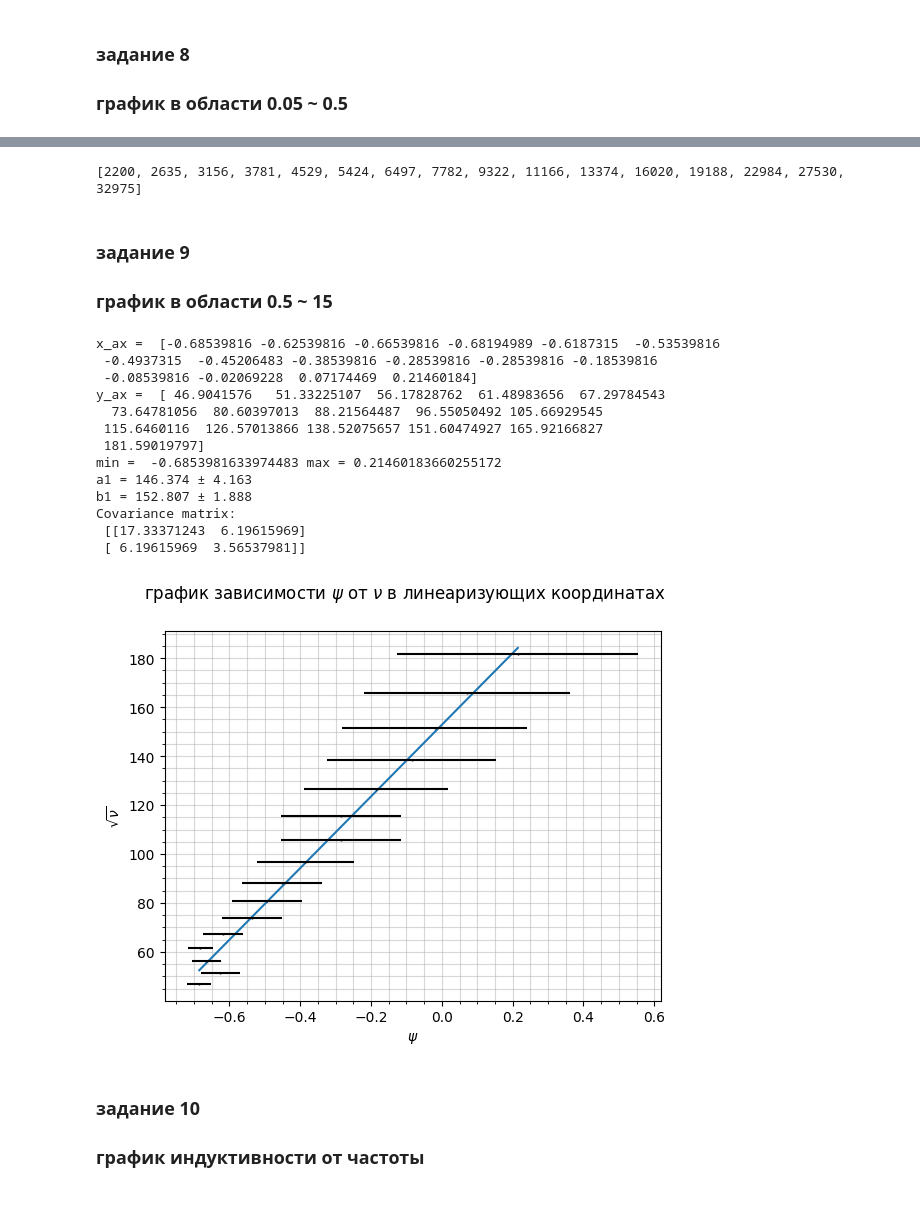
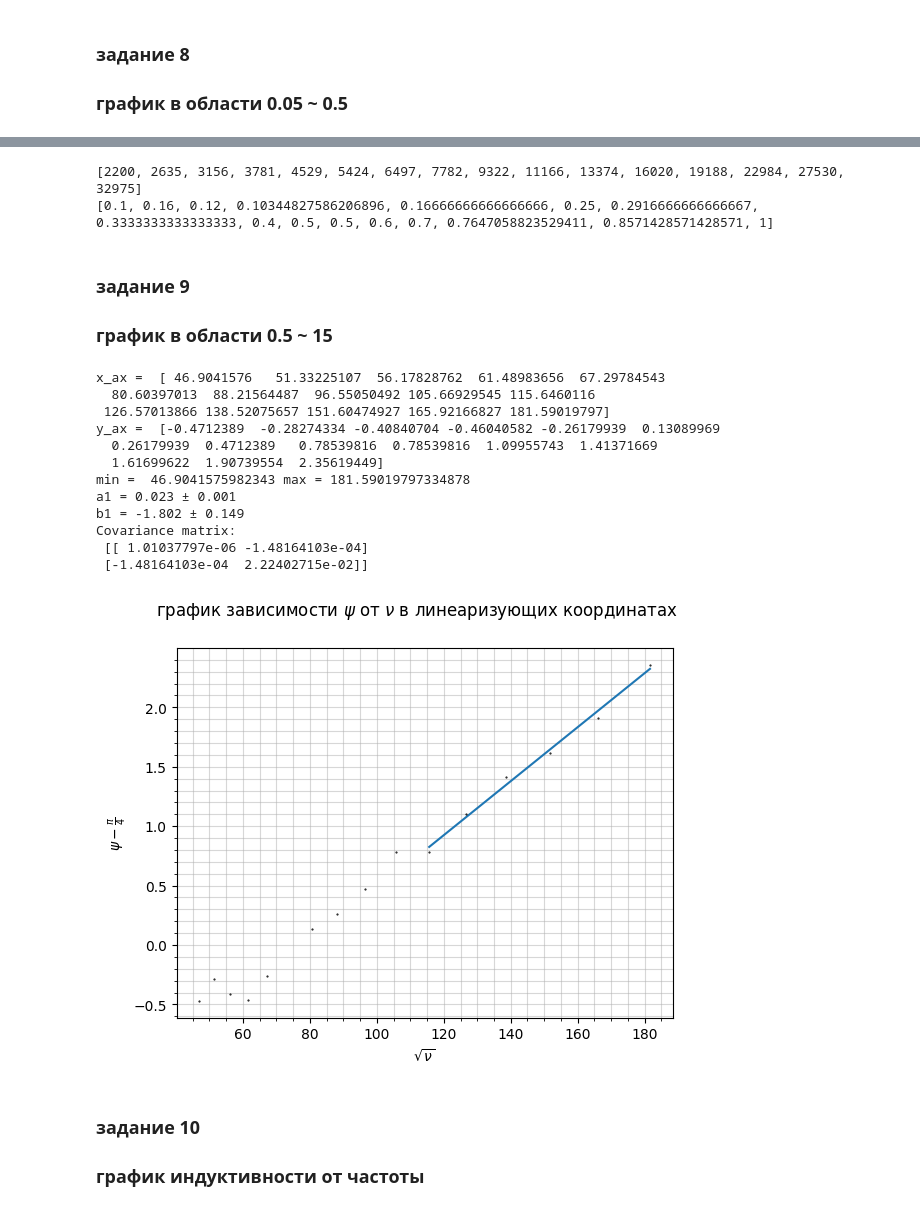
Before and after one commit to Bebriali/labs_ost, a Jupyter notebook: lab_3.7.1/lab.ipynb, the cells around one changed output, grey strips where cells are left out. Cells and saved outputs as stored; diff of their text form; code cells hidden in the pictures.

```diff
--- a/lab_3.7.1/lab.ipynb
+++ b/lab_3.7.1/lab.ipynb
@@ -42,7 +42,7 @@ def plot(x_ax, x_err,
 
     if approx == "exp":
         # Fit
-        popt, pcov = curve_fit(exp, x_ax, y_ax, p0=(1, 1, 0))  # initial guess (A, k, C)
+        popt, pcov = curve_fit(exp, x_ax[:6], y_ax, p0=(1, 1, 0))  # initial guess (A, k, C)
 
         # Extract parameters
         A, k, C = popt
@@ -185,39 +198,46 @@ dpsi = [0.34 * psi[i] for i in range(len(psi))]
 
 xi  = [ 100,   87,   72,   60,  49,  40,   32,  26,  21,  17,  13,   11,  9.4,    9, 10.4, 21]
 print(nu)
+print(psi)
 # %% [output]
 [2200, 2635, 3156, 3781, 4529, 5424, 6497, 7782, 9322, 11166, 13374, 16020, 19188, 22984, 27530, 32975]
+[0.1, 0.16, 0.12, 0.10344827586206896, 0.16666666666666666, 0.25, 0.2916666666666667, 0.3333333333333333, 0.4, 0.5, 0.5, 0.6, 0.7, 0.7647058823529411, 0.8571428571428571, 1]
 # %%
-y_ax  = np.array(nu) ** (1/2)
+y_ax  = np.array([sqrt(nu[i]) for i in range(len(nu))])
 dsqnu = [nu[i] ** (1/2) * dnu[i] / (sqrt(nu[i]) * 2) for i in range(len(nu))]
 y_err = np.array(dsqnu)
-x_ax  = np.array(psi) - np.pi/4
-x_err = np.array(dpsi)
+x_ax  = np.array([(psi[i] - 1/4) * np.pi for i in range(len(psi))])
+x_err = np.array(dpsi) * 0
+mask  = y_ax != y_ax[5]
+x_ax  = x_ax[mask]
+y_ax  = y_ax[mask]
+x_err = x_err[mask]
+y_err = y_err[mask]
 # %% [markdown]
 ### задание 9
 ### график в области 0.5 ~ 15
 # %%
-plot(x_ax, x_err,
+plot(
      y_ax, y_err,
-     r"$\psi$",
+     x_ax, x_err,
      r"$\sqrt{\nu}$",
+     r"$\psi-\frac{\pi}{4}$",
      r"график зависимости $\psi$ от $\nu$ в линеаризующих координатах",
      "lin")
 # %% [output]
-x_ax =  [-0.68539816 -0.62539816 -0.66539816 -0.68194989 -0.6187315  -0.53539816
- -0.4937315  -0.45206483 -0.38539816 -0.28539816 -0.28539816 -0.18539816
- -0.08539816 -0.02069228  0.07174469  0.21460184]
-y_ax =  [ 46.9041576   51.33225107  56.17828762  61.48983656  67.29784543
-  73.64781056  80.60397013  88.21564487  96.55050492 105.66929545
- 115.6460116  126.57013866 138.52075657 151.60474927 165.92166827
- 181.59019797]
-min =  -0.6853981633974483 max = 0.21460183660255172
-a1 = 146.374 ± 4.163
-b1 = 152.807 ± 1.888
+x_ax =  [ 46.9041576   51.33225107  56.17828762  61.48983656  67.29784543
+  80.60397013  88.21564487  96.55050492 105.66929545 115.6460116
+ 126.57013866 138.52075657 151.60474927 165.92166827 181.59019797]
+y_ax =  [-0.4712389  -0.28274334 -0.40840704 -0.46040582 -0.26179939  0.13089969
+  0.26179939  0.4712389   0.78539816  0.78539816  1.09955743  1.41371669
+  1.61699622  1.90739554  2.35619449]
+min =  46.9041575982343 max = 181.59019797334878
+a1 = 0.023 ± 0.001
+b1 = -1.802 ± 0.149
 Covariance matrix:
- [[17.33371243  6.19615969]
- [ 6.19615969  3.56537981]]
+ [[ 1.01037797e-06 -1.48164103e-04]
+ [-1.48164103e-04  2.22402715e-02]]
-[figure, old version]
+[figure, new version]
 # %%
 nu = [  2,    3,    5,  7.5,   10,   12,   15,   20,   25,  30]
 L  = [2.9, 2.89, 2.89, 2.91, 2.97, 3.05, 3.22, 3.72, 4.77, 7.4]
```
Also changed, not shown: parts of 6 cells of this notebook, 5 other files.
